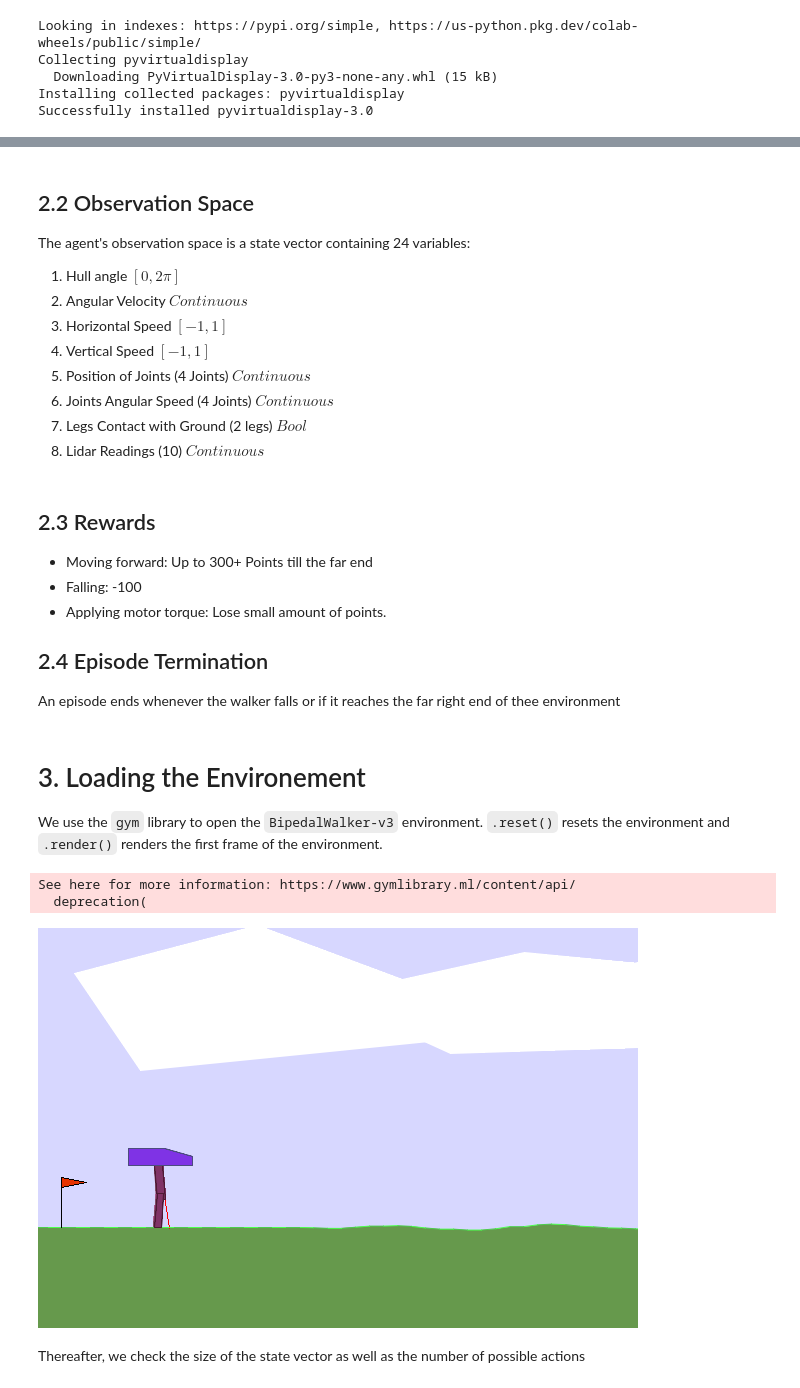
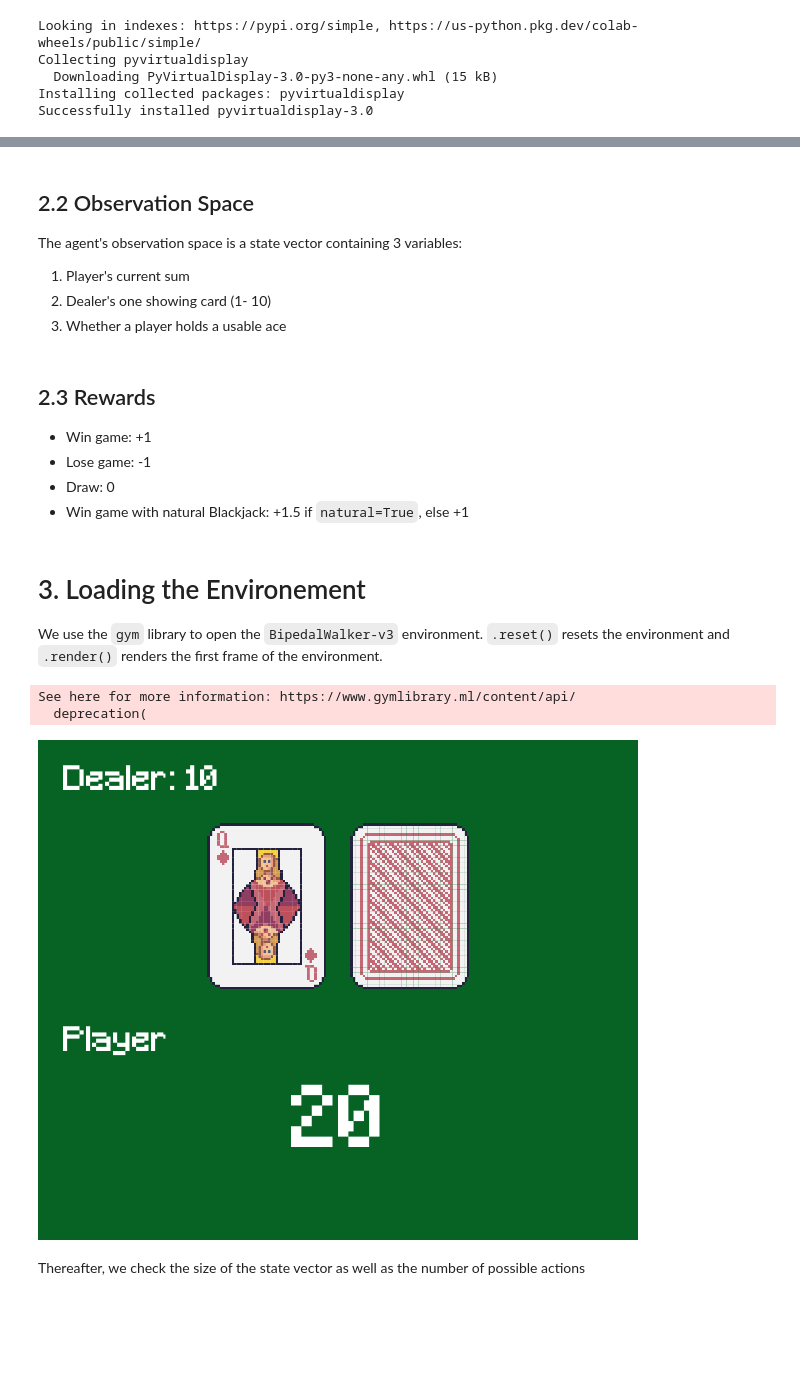
Before and after one commit to bckhm/Atari-Assault-Agent, a Jupyter notebook: Atari_Assault_Agent.ipynb, the cells around one changed output, grey strips where cells are left out. Saved outputs shown, nothing was run; the diff lists cells and outputs as text; code cells hidden in the pictures; blank space fills up the shorter version.

```diff
--- a/Atari_Assault_Agent.ipynb
+++ b/Atari_Assault_Agent.ipynb
@@ -79,34 +81,27 @@ The action space consists of motor speed values in the rage `[-1, 1]` for each o
 # %% [markdown]
 ## 2.2 Observation Space
-The agent's observation space is a state vector containing 24 variables:
-1. Hull angle $[0, 2\pi]$
-2. Angular Velocity $Continuous$
-3. Horizontal Speed $[-1, 1]$
-4. Vertical Speed $[-1, 1]$
-5. Position of Joints (4 Joints) $Continuous$
-6. Joints Angular Speed (4 Joints) $Continuous$
-7. Legs Contact with Ground (2 legs) $Bool$
-8. Lidar Readings (10) $Continuous$
+The agent's observation space is a state vector containing 3 variables:
+1. Player's current sum
+2. Dealer's one showing card (1- 10)
+3. Whether a player holds a usable ace
 # %% [markdown]
 ## 2.3 Rewards
-- Moving forward: Up to 300+ Points till the far end
-- Falling: -100
-- Applying motor torque: Lose small amount of points.
-
-## 2.4 Episode Termination
-An episode ends whenever the walker falls or if it reaches the far right end of thee environment
+- Win game: +1
+- Lose game: -1
+- Draw: 0
+- Win game with natural Blackjack: +1.5 if `natural=True`, else +1
 # %% [markdown]
 # 3. Loading the Environement
 We use the `gym` library to open the `BipedalWalker-v3` environment. `.reset()` resets the environment and `.render()` renders the first frame of the environment.
 # %%
-env = gym.make("BipedalWalker-v3")
+env = gym.make('Blackjack-v1', natural=True, sab=False)
 env.reset()
 
 PIL.Image.fromarray(env.render(mode='rgb_array'))
 # %% [output]
 See here for more information: https://www.gymlibrary.ml/content/api/
   deprecation(
-[figure, old version]
+[figure, new version]
 # %% [markdown]
 Thereafter, we check the size of the state vector as well as the number of possible actions
 # %%
```
Also changed, not shown: parts of 8 cells of this notebook.
